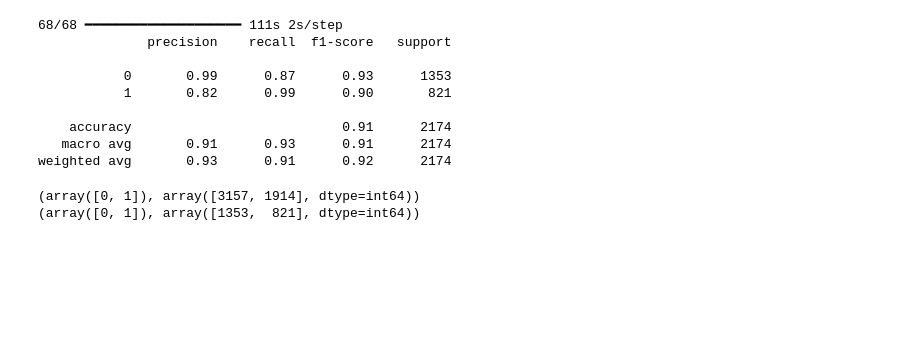
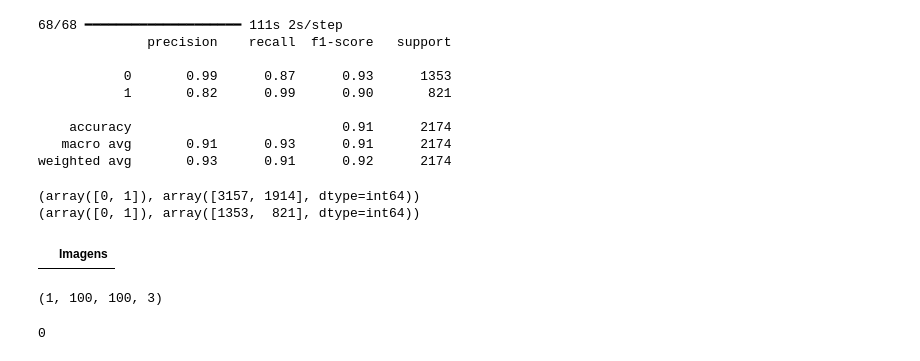
Before and after one commit to LuizAltimari/termografia, a Jupyter notebook: termografia.ipynb, the cells around one changed output. Cells and saved outputs as stored; diff of their text form; code cells hidden in the pictures; blank space fills up the shorter version.

```diff
--- a/termografia.ipynb
+++ b/termografia.ipynb
@@ -582,0 +584,6 @@ print(np.unique(y_test, return_counts=True))
+# %%
+single_df = df.query(r"ID == 7")
+# %%
+img_array = np.array(single_df.get(["Imagens"]))
+# %% [output]
+|  | Imagens |
@@ -582,0 +592,10 @@ print(np.unique(y_test, return_counts=True))
+# %%
+img = img_array
+img = np.expand_dims(img, axis=0)
+print(img.shape)
+# %% [output]
+(1, 100, 100, 3)
+# %%
+single_df.Diagnosis[6]
+# %% [output]
+0
```
Also changed, not shown: parts of 7 cells of this notebook.
